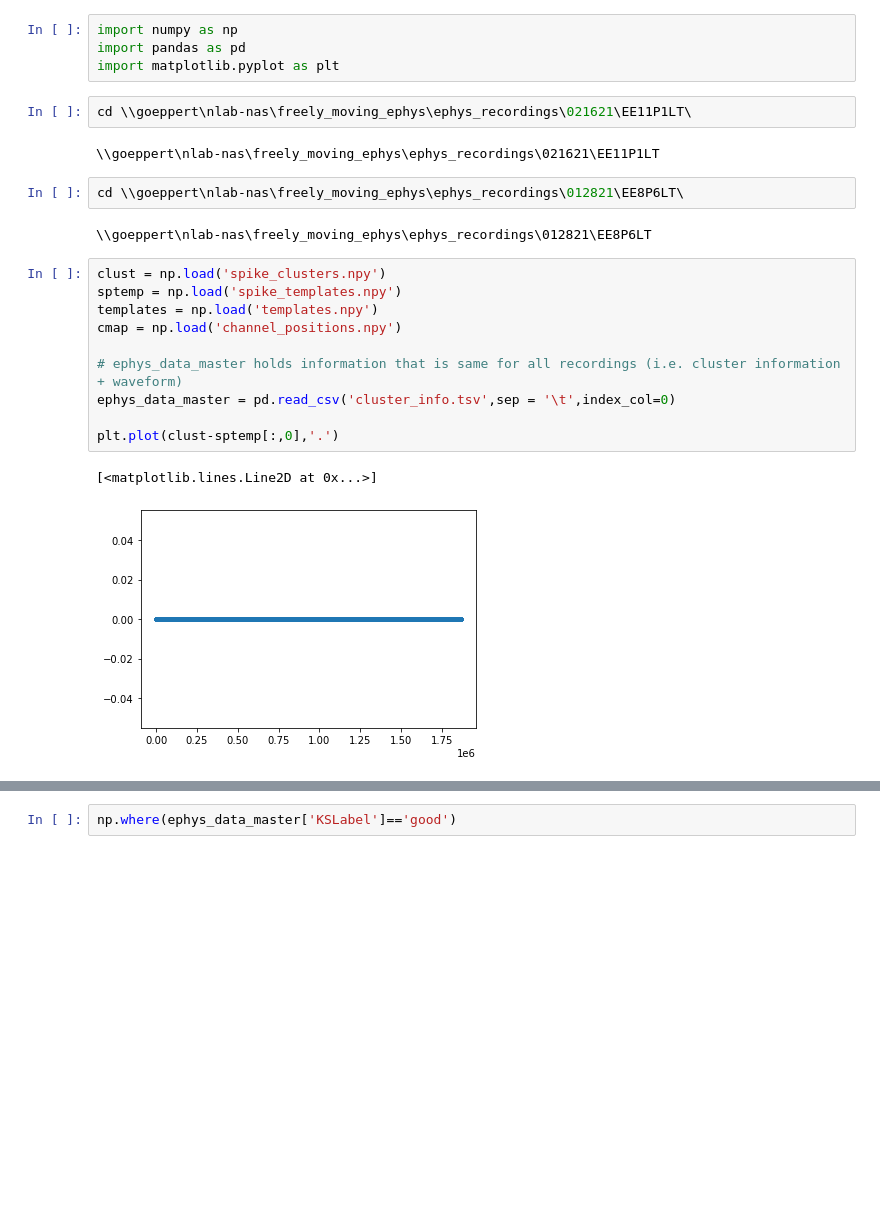
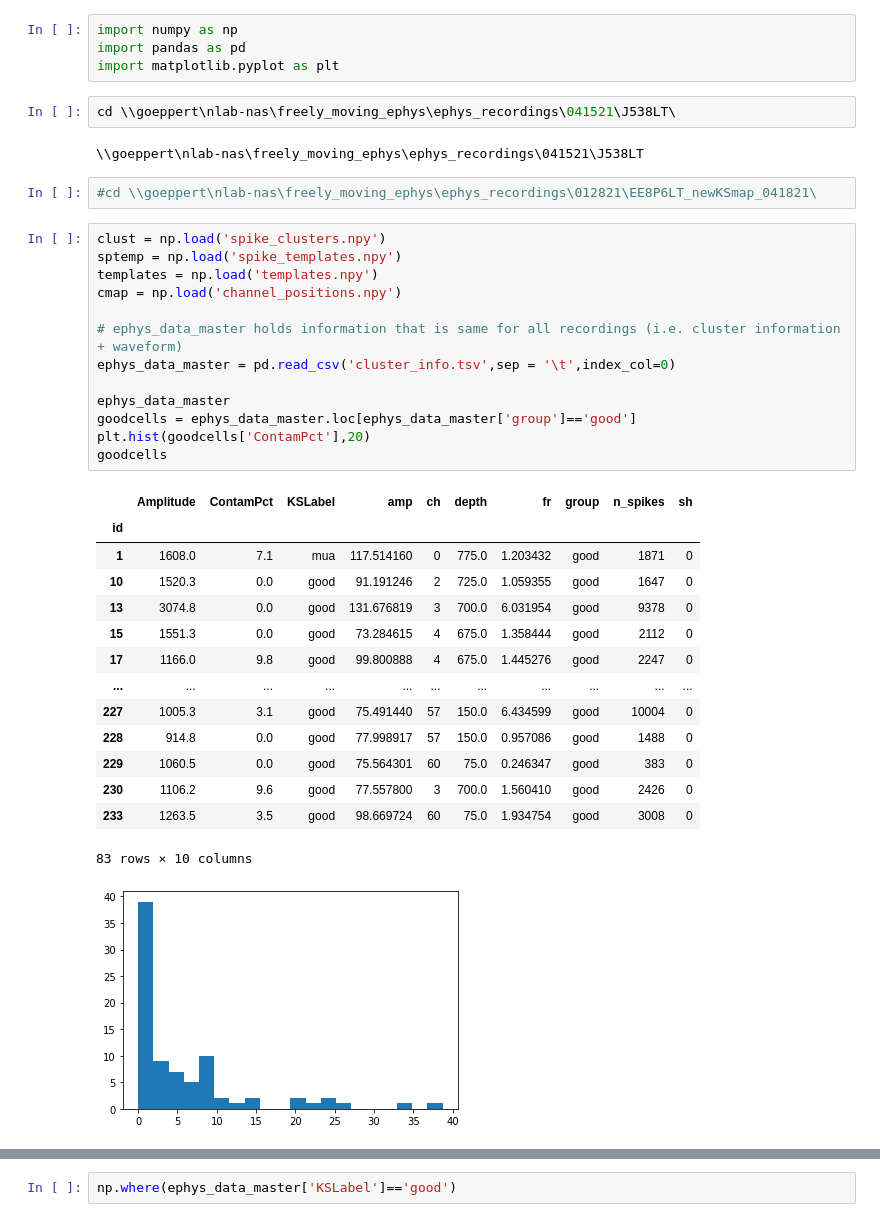
Before and after one commit to nielllab/FreelyMovingEphys, a Jupyter notebook: util/check_spike_templates.ipynb, the cells around one changed output, grey strips where cells are left out. Cells and saved outputs as stored; diff of their text form; blank space fills up the shorter version.

```diff
--- a/util/check_spike_templates.ipynb
+++ b/util/check_spike_templates.ipynb
@@ -3,24 +3,38 @@ import numpy as np
 import pandas as pd
 import matplotlib.pyplot as plt
 # %%
-cd \\goeppert\nlab-nas\freely_moving_ephys\ephys_recordings\021621\EE11P1LT\
+cd \\goeppert\nlab-nas\freely_moving_ephys\ephys_recordings\041521\J538LT\
 # %% [output]
-\\goeppert\nlab-nas\freely_moving_ephys\ephys_recordings\021621\EE11P1LT
+\\goeppert\nlab-nas\freely_moving_ephys\ephys_recordings\041521\J538LT
 # %%
-cd \\goeppert\nlab-nas\freely_moving_ephys\ephys_recordings\012821\EE8P6LT\
+#cd \\goeppert\nlab-nas\freely_moving_ephys\ephys_recordings\012821\EE8P6LT_newKSmap_041821\
-# %% [output]
-\\goeppert\nlab-nas\freely_moving_ephys\ephys_recordings\012821\EE8P6LT
 # %%
 clust = np.load('spike_clusters.npy')
 sptemp = np.load('spike_templates.npy')
 templates = np.load('templates.npy')
 cmap = np.load('channel_positions.npy')
 
 # ephys_data_master holds information that is same for all recordings (i.e. cluster information + waveform)
 ephys_data_master = pd.read_csv('cluster_info.tsv',sep = '\t',index_col=0)
 
-plt.plot(clust-sptemp[:,0],'.')
+ephys_data_master
+goodcells = ephys_data_master.loc[ephys_data_master['group']=='good']
+plt.hist(goodcells['ContamPct'],20)
+goodcells
 # %% [output]
+|  | Amplitude | ContamPct | KSLabel | amp | ch | depth | fr | group | n_spikes | sh |
+| id |  |  |  |  |  |  |  |  |  |  |
+| 1 | 1608.0 | 7.1 | mua | 117.514160 | 0 | 775.0 | 1.203432 | good | 1871 | 0 |
+| 10 | 1520.3 | 0.0 | good | 91.191246 | 2 | 725.0 | 1.059355 | good | 1647 | 0 |
+| 13 | 3074.8 | 0.0 | good | 131.676819 | 3 | 700.0 | 6.031954 | good | 9378 | 0 |
+| 15 | 1551.3 | 0.0 | good | 73.284615 | 4 | 675.0 | 1.358444 | good | 2112 | 0 |
+| 17 | 1166.0 | 9.8 | good | 99.800888 | 4 | 675.0 | 1.445276 | good | 2247 | 0 |
+| ... | ... | ... | ... | ... | ... | ... | ... | ... | ... | ... |
+| 227 | 1005.3 | 3.1 | good | 75.491440 | 57 | 150.0 | 6.434599 | good | 10004 | 0 |
+| 228 | 914.8 | 0.0 | good | 77.998917 | 57 | 150.0 | 0.957086 | good | 1488 | 0 |
+| 229 | 1060.5 | 0.0 | good | 75.564301 | 60 | 75.0 | 0.246347 | good | 383 | 0 |
+| 230 | 1106.2 | 9.6 | good | 77.557800 | 3 | 700.0 | 1.560410 | good | 2426 | 0 |
+| 233 | 1263.5 | 3.5 | good | 98.669724 | 60 | 75.0 | 1.934754 | good | 3008 | 0 |
-[<matplotlib.lines.Line2D at 0x...>]
+83 rows × 10 columns
-[figure, old version]
+[figure, new version]
 # %%
```
Also changed, not shown: parts of 2 cells of this notebook, 2 other files.
